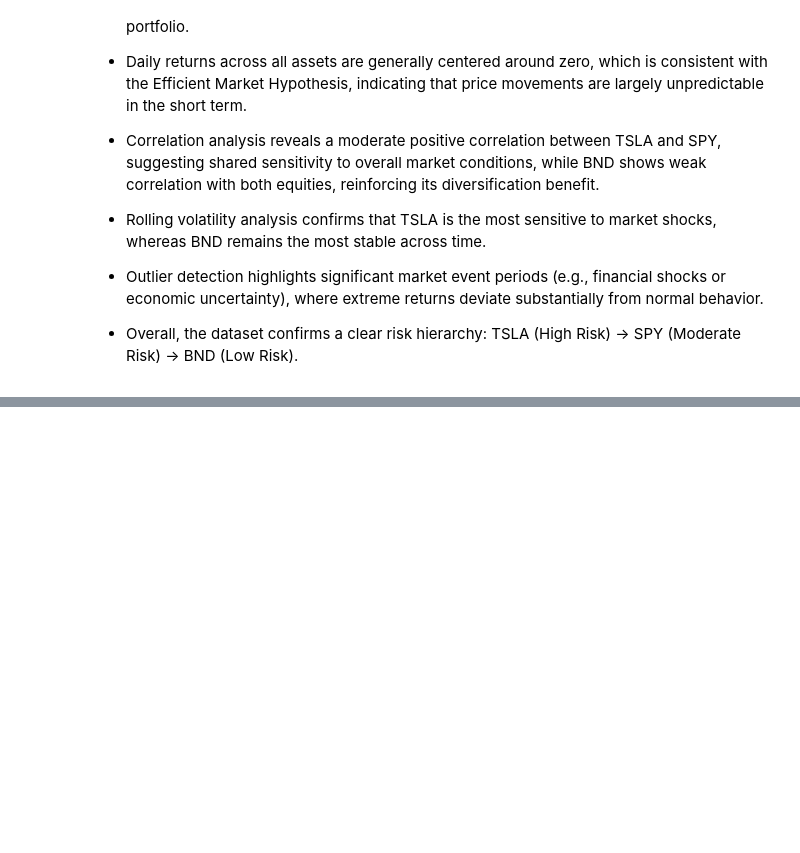
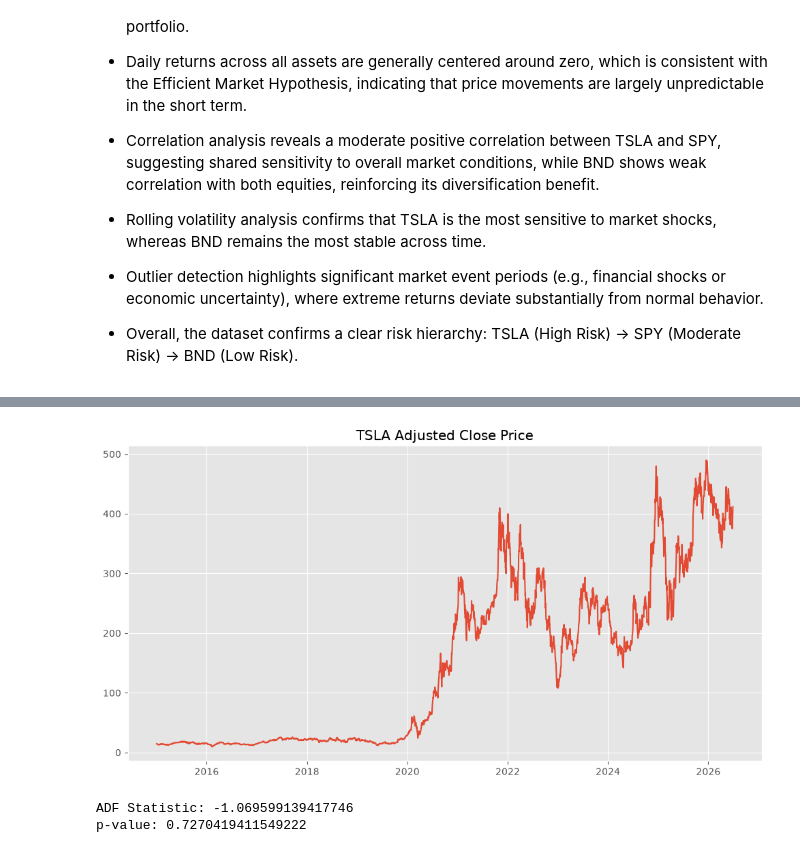
Before and after one commit to Helina-Leul/portfolio-optimization, a Jupyter notebook: notebooks/01_Data_Preprocessing_EDA.ipynb, the cells around one changed output, grey strips where cells are left out. Drawn from its saved outputs; the diff is of its cells as text; code cells hidden in the pictures; blank space fills up the shorter version.

```diff
--- a/notebooks/01_Data_Preprocessing_EDA.ipynb
+++ b/notebooks/01_Data_Preprocessing_EDA.ipynb
@@ -549,0 +561,9 @@ BND Outliers detected: 33
+# %%
+tsla = pd.read_csv("../data/processed/TSLA_processed.csv")
+
+tsla["Date"] = pd.to_datetime(tsla["Date"])
+tsla = tsla.sort_values("Date")
+
+tsla.set_index("Date", inplace=True)
+
+tsla.head()
@@ -549,0 +578,15 @@ BND Outliers detected: 33
+# %%
+plt.figure(figsize=(12,6))
+plt.plot(tsla["Adj Close"])
+plt.title("TSLA Adjusted Close Price")
+plt.show()
+# %% [output]
+[figure, added]
+# %%
+result = adfuller(tsla["Adj Close"])
+
+print("ADF Statistic:", result[0])
+print("p-value:", result[1])
+# %% [output]
+ADF Statistic: -1.069599139417746
+p-value: 0.7270419411549222
```
Also changed, not shown: parts of 20 cells of this notebook.
